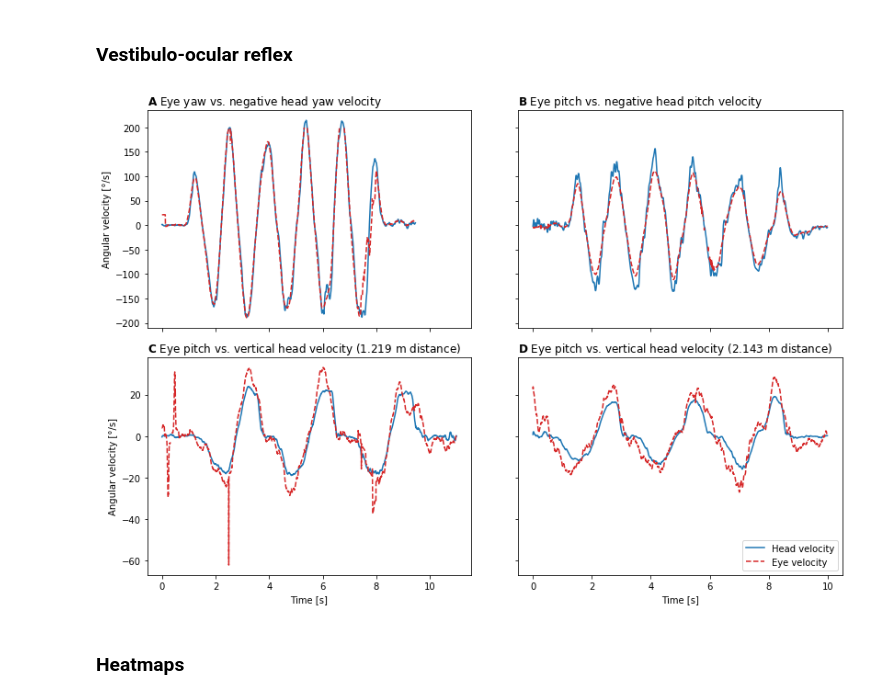
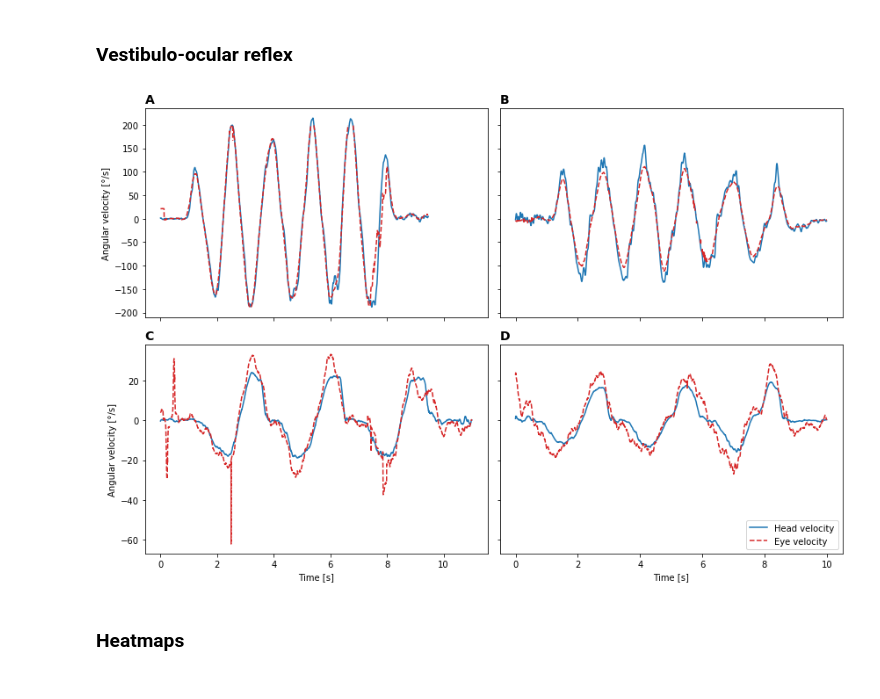
Before and after one commit to vedb/pupil-t265, a Jupyter notebook: examples/etra2020.ipynb, the cells around one changed output. Drawn from its saved outputs; the diff is of its cells as text; code cells hidden in the pictures.

```diff
--- a/examples/etra2020.ipynb
+++ b/examples/etra2020.ipynb
@@ -122,17 +122,14 @@ d1 = float(user_info['tvor_close_distance'])
 d2 = float(user_info['tvor_far_distance'])
 
 conditions = {
-    'avor_yaw': ('z', 'phi', -angular_velocity_head/np.pi*180),
-    'avor_pitch': ('y', 'theta', -angular_velocity_head/np.pi*180),
-    'tvor_close': ('z', 'theta', np.arctan(linear_velocity_head/d1)/np.pi*180),
-    'tvor_far':  ('z', 'theta', np.arctan(linear_velocity_head/d2)/np.pi*180),
-}
-
-titles = {
-    'avor_yaw': r'$\bf{{{A}}}$ Eye yaw vs. negative head yaw velocity',
-    'avor_pitch': r'$\bf{{{B}}}$ Eye pitch vs. negative head pitch velocity',
-    'tvor_close': r'$\bf{{{C}}}$ Eye pitch vs. vertical head velocity (%.3f m distance)' % d1,
-    'tvor_far': r'$\bf{{{D}}}$ Eye pitch vs. vertical head velocity (%.3f m distance)' % d2,
+    'avor_yaw':
+        ('z', 'phi', -angular_velocity_head/np.pi*180),
+    'avor_pitch':
+        ('y', 'theta', -angular_velocity_head/np.pi*180),
+    'tvor_close':
+        ('z', 'theta', np.arctan(linear_velocity_head/d1)/np.pi*180),
+    'tvor_far':
+        ('z', 'theta', np.arctan(linear_velocity_head/d2)/np.pi*180),
 }
 
 v_eyes = {
@@ -153,29 +150,30 @@ v_head = {
 # %%
 fig, axarr = plt.subplots(2, 2, sharex='col', sharey='row', figsize=(12, 8))
 axarr = axarr.flatten()
 
-for idx, (condition, title) in enumerate(titles.items()):
+for idx, condition in enumerate(conditions):
 
     axarr[idx].plot(
         (v_head[condition].time - v_head[condition].time[0]).astype(float)/1e9,
         v_head[condition], color='tab:blue', label='Head velocity')
 
     axarr[idx].plot(
         (v_eyes[condition].time - v_eyes[condition].time[0]).astype(float)/1e9,
         v_eyes[condition], color='tab:red', linestyle='dashed', label='Eye velocity')
 
-    axarr[idx].set_title(title, loc='left')
+    axarr[idx].set_title(
+        chr(ord('A') + idx), loc='left', fontweight='bold', fontsize=14)
 
     if idx >= 2:
         axarr[idx].set_xlabel('Time [s]')
     if idx % 2 == 0:
         axarr[idx].set_ylabel('Angular velocity [°/s]')
     if idx == 3:
         axarr[idx].legend(loc='lower right')
 
 fig.tight_layout()
 # %% [output]
-[figure, old version]
+[figure, new version]
 # %%
 fig.savefig(f'results/vor_{dataset}.png', dpi=300, bbox_inches='tight')
 # %% [markdown]
```
Also changed, not shown: parts of 8 cells of this notebook, 5 other files.
